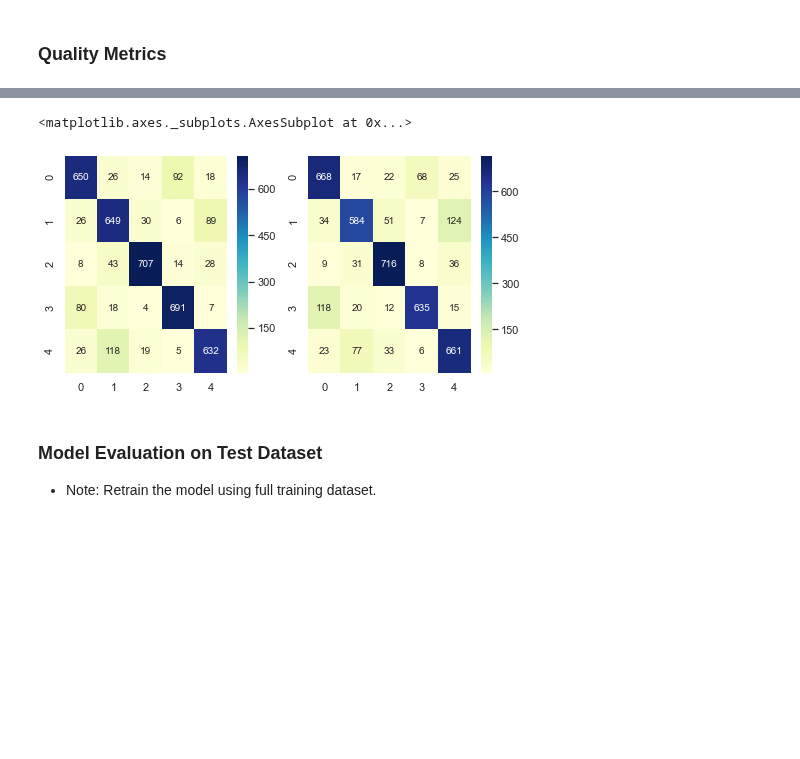
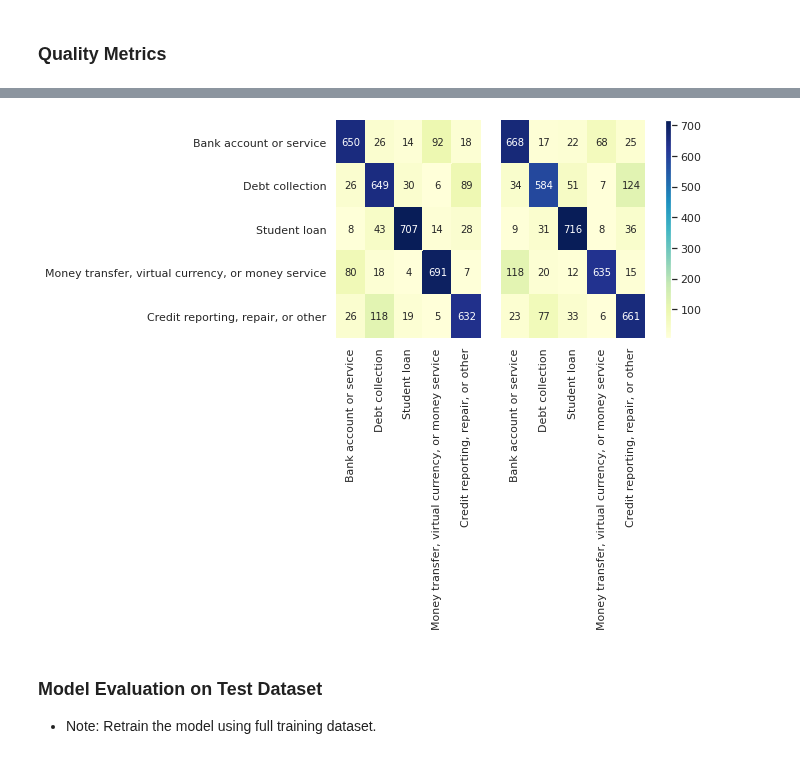
Before and after one commit to pardeep-singh/ml_classroom, a Jupyter notebook: text_classification_using_logistic_regression/consumer_complaints_classification.ipynb, the cells around one changed output, grey strips where cells are left out. Cells and saved outputs as stored; diff of their text form; code cells hidden in the pictures; blank space fills up the shorter version.

```diff
--- a/text_classification_using_logistic_regression/consumer_complaints_classification.ipynb
+++ b/text_classification_using_logistic_regression/consumer_complaints_classification.ipynb
@@ -703,26 +690,28 @@ sns.heatmap(custom_imp_conf_matrix,
-# %%
-fig = plt.figure(figsize=plt.figaspect(0.5))
-
-# First Plot
-ax = fig.add_subplot(1, 2, 1)
-
-sns.heatmap(sklearn_conf_matrix,
-            cmap='YlGnBu',
-            annot=True,
-            fmt="d",
-            ax=ax)
-
-# Second Plot
-ax = fig.add_subplot(1, 2, 2)
-
-sns.heatmap(custom_imp_conf_matrix,
-            cmap='YlGnBu',
-            annot=True,
-            fmt="d",
-            ax=ax)
-# %% [output]
-<matplotlib.axes._subplots.AxesSubplot at 0x...>
-[figure, removed]
+# %%
+fig, axs = plt.subplots(ncols=3, gridspec_kw=dict(width_ratios=[5,5,0.2]))
+
+sns.heatmap(sklearn_conf_matrix,
+            cmap='YlGnBu',
+            annot=True,
+            fmt="d",
+            cbar=False,
+            xticklabels=y_test.unique(),
+            yticklabels=y_test.unique(),
+            ax=axs[0])
+
+sns.heatmap(custom_imp_conf_matrix,
+            cmap='YlGnBu',
+            annot=True,
+            fmt="d",
+            cbar=False,
+            xticklabels=y_test.unique(),
+            yticklabels=False,
+            ax=axs[1])
+
+fig.colorbar(axs[1].collections[0], cax=axs[2])
+plt.show()
+# %% [output]
+[figure, added]
 # %% [markdown]
 ### Model Evaluation on Test Dataset
 
```
Also changed, not shown: parts of 11 cells of this notebook.
